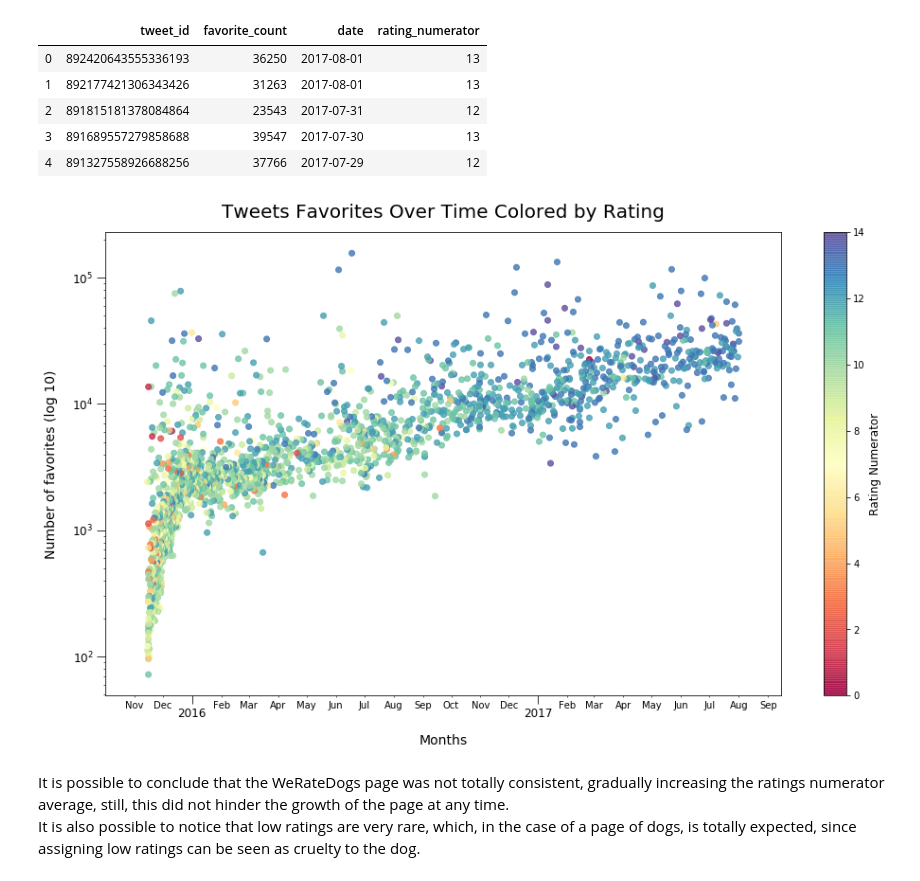
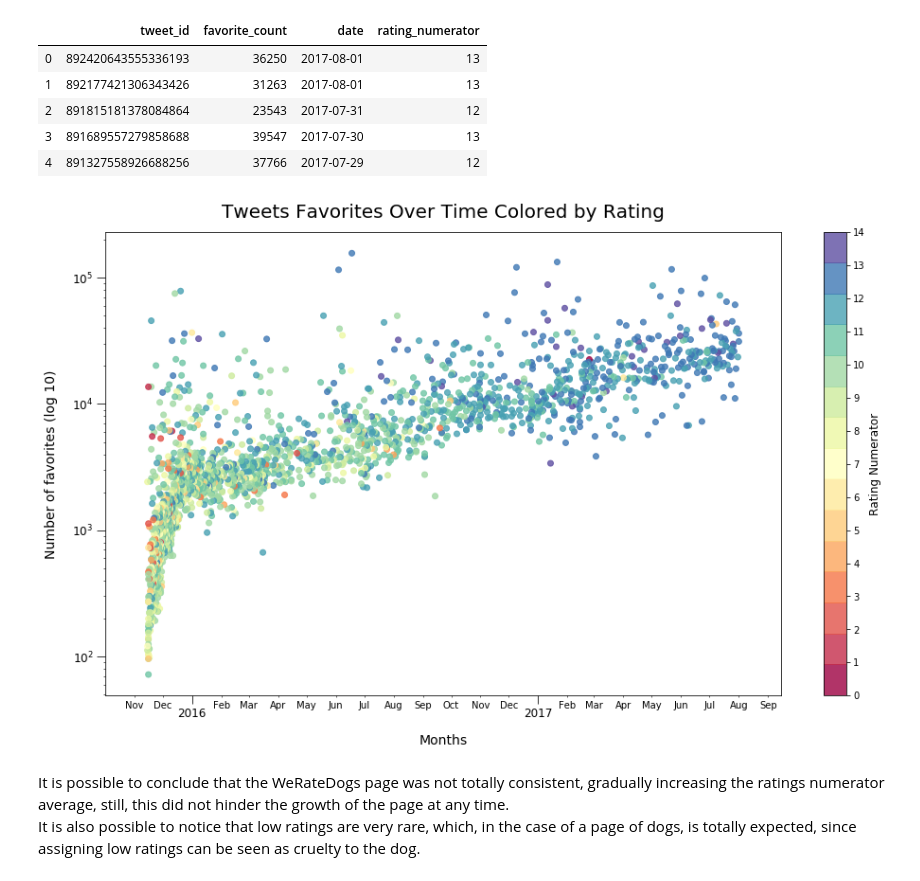
Before and after one commit to Nevesgmd/WeRateDogs-twitter-analysis, a Jupyter notebook: wrangle_act.ipynb, the cells around one changed output. Cells and saved outputs as stored; diff of their text form; code cells hidden in the pictures.

```diff
--- a/wrangle_act.ipynb
+++ b/wrangle_act.ipynb
@@ -1347,7 +1348,7 @@ favorites_date_ratings.head()
 fig, ax = plt.subplots(figsize=(16, 9))
 
 # Defining diverging color map for the scatter plot
-color_map = cm.get_cmap('Spectral')
+color_map = cm.get_cmap('Spectral', 15)
 
 # Displaying scatter plot colored by rating_numerator
 plt.scatter(favorites_date_ratings['date'], favorites_date_ratings['favorite_count'], alpha = 0.8,
@@ -1356,37 +1357,40 @@ plt.scatter(favorites_date_ratings['date'], favorites_date_ratings['favorite_cou
 # Set y axis scale to logarithmic, since a linear scale doesn't provide a good visualization due to many outliers
 plt.yscale('log')
 
-# Creating colorbar and setting its label
+# Creating colorbar
 cbar = plt.colorbar()
+
+# Setting colorbar ticks and label
 cbar.set_label('Rating Numerator', size=12)
+cbar.set_ticks(range(0, 15, 1))
 
 # Setting title and axis labels
 plt.title('Tweets Favorites Over Time Colored by Rating', size=20, pad=15)
 plt.xlabel('Months', size=14, labelpad=15)
 plt.ylabel('Number of favorites (log 10)', size=14, labelpad=15);
 
 # Date tickers that locate years and months
 years = mdates.YearLocator()
 months = mdates.MonthLocator()
 # Format year ticks to be the year number (YYYY)
 years_fmt = mdates.DateFormatter('%Y')
 # Format month ticks to be an abbreviation of the month name (Oct, Dec, etc.)
 months_fmt = mdates.DateFormatter('%b')
 
 # Set major x ticks to be the years numbers
 ax.xaxis.set_major_locator(years)
 ax.xaxis.set_major_formatter(years_fmt)
 # Set minor x ticks to be the months abbreviations
 ax.xaxis.set_minor_locator(months)
 ax.xaxis.set_minor_formatter(months_fmt)
 
 # Set major ticks to be longer and have a bigger label size
 ax.tick_params(which='major', length=9, labelsize=12)
 
 #Saving figure
 plt.savefig('visualizations/favs_over_time_rating.png');
 # %% [output]
-[figure, old version]
+[figure, new version]
 # %% [markdown]
 It is possible to conclude that the WeRateDogs page was not totally consistent, gradually increasing the ratings numerator average, still, this did not hinder the growth of the page at any time.
 It is also possible to notice that low ratings are very rare, which, in the case of a page of dogs, is totally expected, since assigning low ratings can be seen as cruelty to the dog.
```
Also changed, not shown: parts of 12 cells of this notebook, 10 other files.
